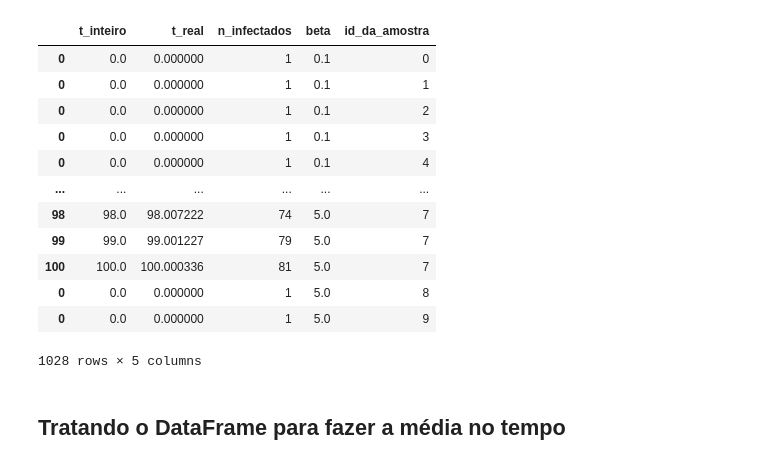
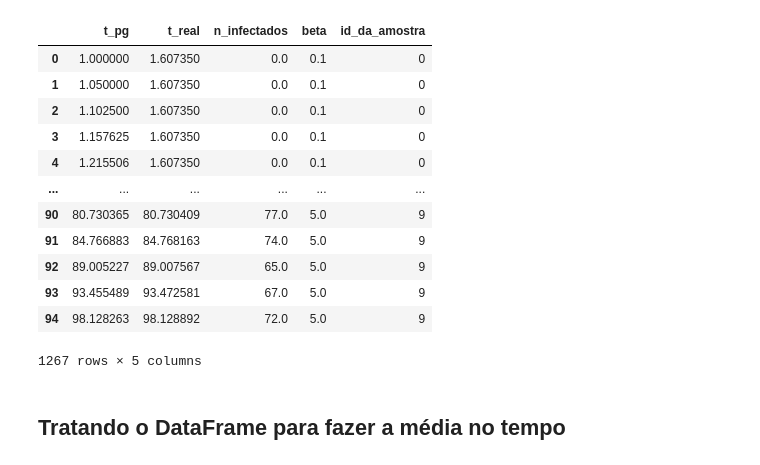
Before and after one commit to AtilioFPedroni/Pc__Gillespie, a Jupyter notebook: PC_temporal.ipynb, the cells around one changed output. Saved outputs shown, nothing was run; the diff lists cells and outputs as text; code cells hidden in the pictures.

```diff
--- a/PC_temporal.ipynb
+++ b/PC_temporal.ipynb
@@ -21,13 +21,15 @@ def processo_contato(g, lista_inicial_de_infectados, beta, mu, tf):
     for infectado in infectados:
         estados[infectado] = 1
 
+    escala_de_tempo = 1.05
+
+    t_real = []
+    t_pg = [] # vai ser em múltiplos de 1.05
+    n_infectados = []
+
     tempo_atual = 0.0
-    auxiliar_inteiro_do_tempo_atual = 0
-
-    t_real = [tempo_atual]
-    t_inteiro = [tempo_atual] # esse tempo agora vai ser de 1 em 1
-    n_infectados = [len(infectados)] # aqui respectivamente
-    auxiliar_inteiro_do_tempo_atual += 1
+    auxiliar_expoente_do_tempo_atual = 0
+    auxiliar_pg_do_tempo_atual = escala_de_tempo**auxiliar_expoente_do_tempo_atual
 
     n_infectados_atual = len(infectados)
 
@@ -71,60 +73,62 @@ def processo_contato(g, lista_inicial_de_infectados, beta, mu, tf):
                 n_infectados_atual += 1
             # caso contrário, nada é feito de diferente
 
-        while tempo_atual >= auxiliar_inteiro_do_tempo_atual: # apenas para contabilizar os casos raros que podem acontecer de passos maiores que a unidade (dt > 1)
-            t_inteiro.append(auxiliar_inteiro_do_tempo_atual)
+        while tempo_atual >= auxiliar_pg_do_tempo_atual: # apenas para contabilizar os casos raros que podem acontecer de passos maiores que a unidade (dt > 1)
+            t_pg.append(auxiliar_pg_do_tempo_atual)
             t_real.append(tempo_atual)
             n_infectados.append(n_infectados_atual)
-            auxiliar_inteiro_do_tempo_atual += 1
 
-    return t_inteiro, t_real, n_infectados # sequencia dos tempos t e números de infectados em cada tempo, contínuo
+            auxiliar_expoente_do_tempo_atual += 1
+            auxiliar_pg_do_tempo_atual = escala_de_tempo**auxiliar_expoente_do_tempo_atual
+
+    return t_pg, t_real, n_infectados # sequencia dos tempos t e números de infectados em cada tempo, contínuo
 # %%
 #%%timeit -n 1 -r 1
 def simulacao_1D(n, betas, mu=1.0, tf = 100, ni=1, n_amostras=1):
     results = {}
 
     G = nx.circulant_graph(n, [1])
 
     for beta in betas:
         results[beta] = []
         for id_da_amostra in range(n_amostras):
             lista_de_infectados_inicial = rng.choice(G.nodes(), size=ni).tolist()
-            t_inteiro, t_real, n_infectados = processo_contato(G, lista_de_infectados_inicial, beta, mu, tf)
+            t_pg, t_real, n_infectados = processo_contato(G, lista_de_infectados_inicial, beta, mu, tf)
 
-            df = pd.DataFrame({'t_inteiro': t_inteiro, 't_real' : t_real, 'n_infectados': n_infectados})
+            df = pd.DataFrame({'t_pg': t_pg, 't_real' : t_real, 'n_infectados': n_infectados})
             df['beta'] = beta
             df['id_da_amostra'] = id_da_amostra
 
             results[beta].append(df)
         results[beta] = pd.concat(results[beta])
     results = pd.concat(results.values())
     return results
 
 ######################################  Parâmetros ##############################
 
 n = 100
 betas = [0.1, 1, 1.5, 3.29, 5]
 mu = 1.0
 tf = 100
 ni = 1
 
 results = simulacao_1D(n, betas, mu, tf, ni, n_amostras=10)
 
 results
 # %% [output]
-|  | t_inteiro | t_real | n_infectados | beta | id_da_amostra |
-| 0 | 0.0 | 0.000000 | 1 | 0.1 | 0 |
-| 0 | 0.0 | 0.000000 | 1 | 0.1 | 1 |
-| 0 | 0.0 | 0.000000 | 1 | 0.1 | 2 |
-| 0 | 0.0 | 0.000000 | 1 | 0.1 | 3 |
-| 0 | 0.0 | 0.000000 | 1 | 0.1 | 4 |
+|  | t_pg | t_real | n_infectados | beta | id_da_amostra |
+| 0 | 1.000000 | 1.607350 | 0.0 | 0.1 | 0 |
+| 1 | 1.050000 | 1.607350 | 0.0 | 0.1 | 0 |
+| 2 | 1.102500 | 1.607350 | 0.0 | 0.1 | 0 |
+| 3 | 1.157625 | 1.607350 | 0.0 | 0.1 | 0 |
+| 4 | 1.215506 | 1.607350 | 0.0 | 0.1 | 0 |
 | ... | ... | ... | ... | ... | ... |
-| 98 | 98.0 | 98.007222 | 74 | 5.0 | 7 |
-| 99 | 99.0 | 99.001227 | 79 | 5.0 | 7 |
-| 100 | 100.0 | 100.000336 | 81 | 5.0 | 7 |
-| 0 | 0.0 | 0.000000 | 1 | 5.0 | 8 |
-| 0 | 0.0 | 0.000000 | 1 | 5.0 | 9 |
+| 90 | 80.730365 | 80.730409 | 77.0 | 5.0 | 9 |
+| 91 | 84.766883 | 84.768163 | 74.0 | 5.0 | 9 |
+| 92 | 89.005227 | 89.007567 | 65.0 | 5.0 | 9 |
+| 93 | 93.455489 | 93.472581 | 67.0 | 5.0 | 9 |
+| 94 | 98.128263 | 98.128892 | 72.0 | 5.0 | 9 |
-1028 rows × 5 columns
+1267 rows × 5 columns
 # %% [markdown]
 ## Tratando o DataFrame para fazer a média no tempo
 # %%
```
Also changed, not shown: parts of 3 cells of this notebook.
